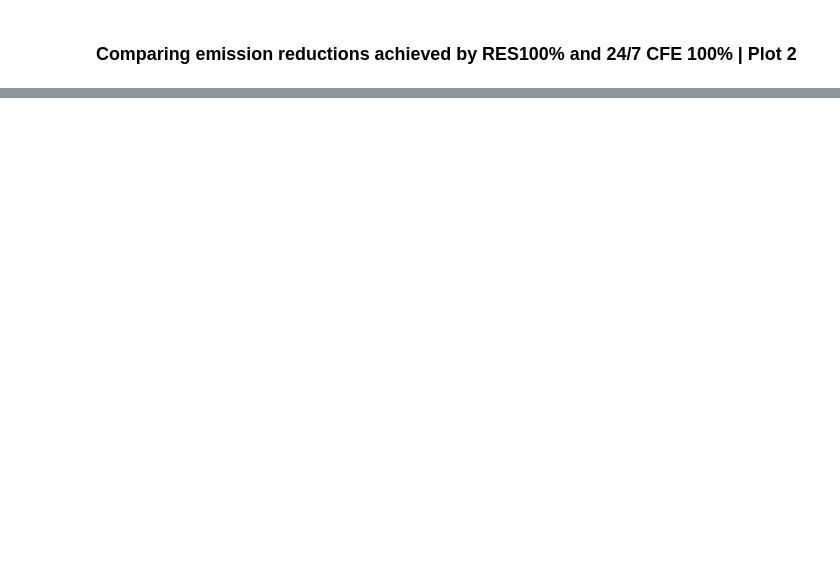
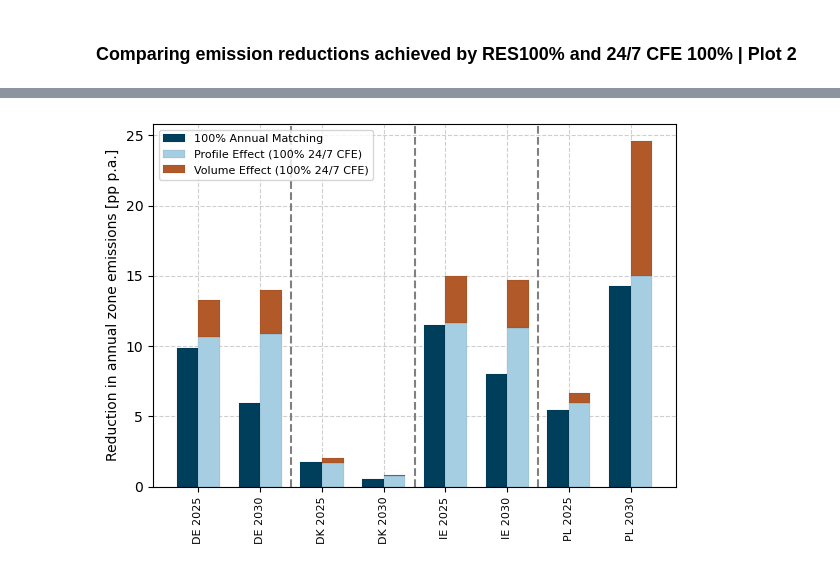
Before and after one commit to Irieo/247-procurement-paper, a Jupyter notebook: scripts/plot_ceffects.ipynb, the cells around one changed output, grey strips where cells are left out. Saved outputs shown, nothing was run; the diff lists cells and outputs as text; code cells hidden in the pictures; blank space fills up the shorter version.

```diff
--- a/scripts/plot_ceffects.ipynb
+++ b/scripts/plot_ceffects.ipynb
@@ -344,0 +352,6 @@ df.round(1)
+# %%
+# Calculate percentage reductions
+data_copy['Annual Matching Reduction (%)'] = (1 - data_copy['100% annual matching'] / data_copy['no procurement']) * 100
+data_copy['Profile Effect Reduction (%)'] = (data_copy['Profile effect'] / data_copy['no procurement']) * 100
+data_copy['Volume Effect Reduction (%)'] = (data_copy['Volume effect'] / data_copy['no procurement']) * 100
+data_copy
@@ -372,0 +397,55 @@ plot_2()
+# %%
+def plot_percentage_reduction(data):
+    """
+    Plots the reduction in annual annual zone emissions in % (counterfactual is no voluntary procurement)
+    for annual and hourly matching (hourly is split per causing effect).
+    """
+
+    data_copy = data.copy()
+
+    # Calculate percentage reductions
+    data_copy['Annual Matching Reduction (%)'] = (1 - data_copy['100% annual matching'] / data_copy['no procurement']) * 100
+    data_copy['Profile Effect Reduction (%)'] = (data_copy['Profile effect'] / data_copy['no procurement']) * 100
+    data_copy['Volume Effect Reduction (%)'] = (data_copy['Volume effect'] / data_copy['no procurement']) * 100
+
+    # Set the index for better labeling
+    data_copy.index = [f"{x[0]} {x[1]}" for x in data_copy.index]
+    data_copy = data_copy.sort_index()
+
+    # Setup the plot
+    n_zones = len(data_copy)
+    bar_width = 0.35  # Adjusted the bar width to make bars a bit thicker
+    index = np.arange(n_zones)  # The label locations
+    fig, ax = plt.subplots(figsize=(6, 4.5))
+
+
+    # Create bars
+    bar1 = ax.bar(index - bar_width/2, data_copy['Annual Matching Reduction (%)'], bar_width, label='100% Annual Matching',
+                 edgecolor="black", linewidth=0.05, color='#003f5c')
+    bar2 = ax.bar(index + bar_width/2, data_copy['Profile Effect Reduction (%)'], bar_width, label='Profile Effect (100% 24/7 CFE)',
+                  edgecolor="black", linewidth=0.05, color='#a6cee3')
+    bar3 = ax.bar(index + bar_width/2, data_copy['Volume Effect Reduction (%)'], bar_width, label='Volume Effect (100% 24/7 CFE)',
+                  bottom=data_copy['Profile Effect Reduction (%)'], edgecolor="black", linewidth=0.05, color='#b15928')
+
+    # Decorations
+    ax.set_ylabel(r'Reduction in annual zone emissions [pp p.a.]', fontsize=10)
+    ax.set_xticks(index)
+    ax.set_xticklabels(data_copy.index, fontsize=8)
+    ax.legend(fontsize=8)
+    ax.set_axisbelow(True)
+
+    plt.xticks(rotation=90)
+    plt.grid(True, linestyle='--', alpha=0.6)
+
+    # Add vertical separating lines
+    plt.axvline(x = 1.5, color = 'gray', linestyle="--")
+    plt.axvline(x = 3.5, color = 'gray', linestyle="--")
+    plt.axvline(x = 5.5, color = 'gray', linestyle="--")
+
+    plt.tight_layout()
+    fig.savefig("../results/paper/emissions_reduction_comparison.pdf", transparent=True)
+    plt.show()
+
+plot_percentage_reduction(data)
+# %% [output]
+[figure, added]
```
Also changed, not shown: parts of 11 cells of this notebook.
